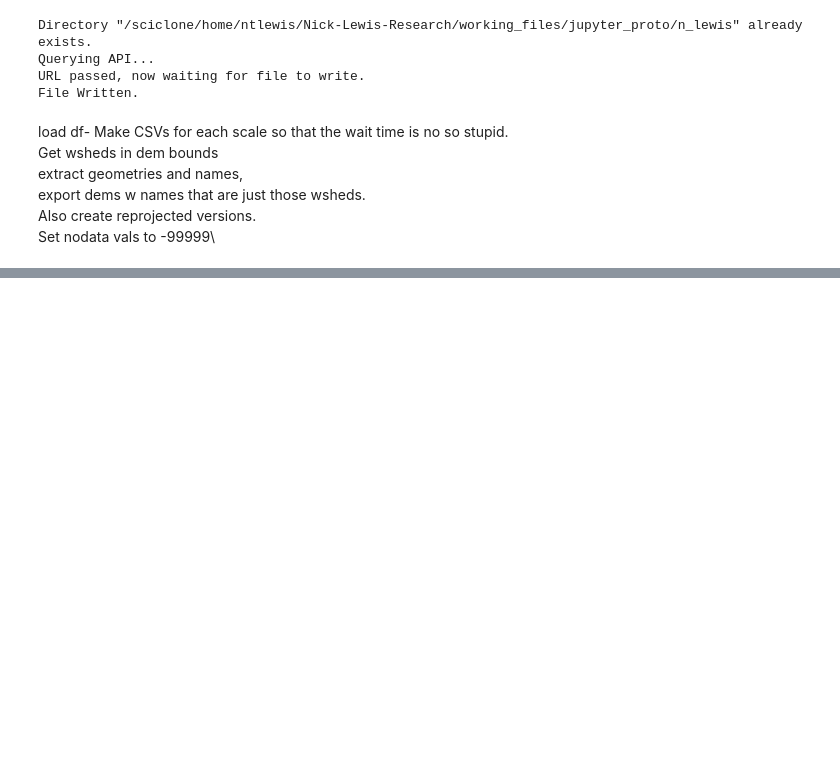
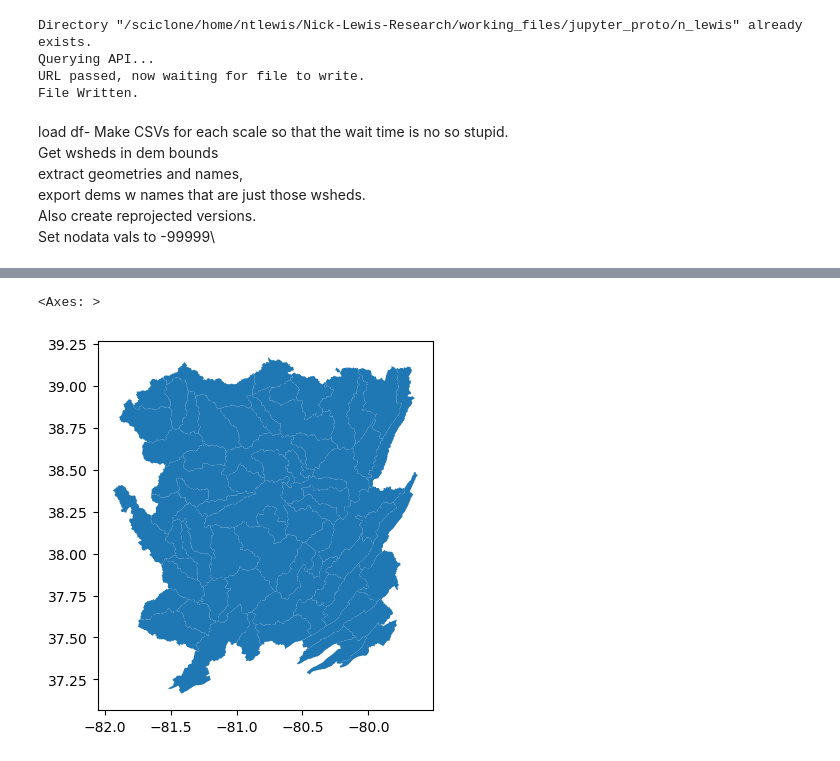
Before and after one commit to ntlewis1251/Nick-Lewis-Research, a Jupyter notebook: working_files/jupyter_proto/for_production.ipynb, the cells around one changed output, grey strips where cells are left out. Saved outputs shown, nothing was run; the diff lists cells and outputs as text; code cells hidden in the pictures; blank space fills up the shorter version.

```diff
--- a/working_files/jupyter_proto/for_production.ipynb
+++ b/working_files/jupyter_proto/for_production.ipynb
@@ -71,15 +72,13 @@ import requests
 # %%
 # Every time you change something within the code cell, run it once more to update the variable.
 
-BOUNDS = [38.0, -78.5, 37.5, -80.0] # In decimal coordinate form.  Format: [N, E, S, W].  Select the smallest area possible in your analyses for maximum resoultion!
+BOUNDS = [39.0, -80.0, 37.5, -81.5] # In decimal coordinate form.  Format: [N, E, S, W].  Select the smallest area possible in your analyses for maximum resoultion!
 # For now, keep them in Virginia or West VA.
 
 API_KEY = '9086887f175d33aa72eda767f5b1e9cd' # Get your API key from opentopography.org.  Students get higher resolution data!
 
 DEM_DATASET = 'USGS30m' # Options are USGS30m, USGS10m, & USGS1m.  Be warned!  As resolution goes up, available area goes down.
 
-WBD_SCALE = 8 # Size threshold of watersheds your DEM will be split into.  From largest to smallest, the options are 4, 6, 8, & 10.  See below for examples of scale.
-
 PROJ_TITLE = 'n_lewis' # Create a succinct name with no spaces or leading digits to represent your project file for future exports.
 # %% [markdown]
 #### If you can't remember what a function does, call the help() function and pass the name of the function you are wondering about inside the colons.
@@ -132,4 +131,6 @@ Also create reprojected versions.\
 Set nodata vals to -99999\
 # %%
 # Watershed divider
-wsheds = gpd.read_file('/sciclone/home/ntlewis/Nick-Lewis-Research/working_files/data/WBD_National_GDB/WBD_National_GDB.gdb', layers=['WBDHU4'])
+df = pd.read_csv('/sciclone/home/ntlewis/Nick-Lewis-Research/working_files/data/wbd_scale/WBDHU10.csv')
+gdf = gpd.GeoDataFrame(data=df, crs=rio.CRS.from_epsg(4269), geometry=[shapely.wkt.loads(x) for x in df['geometry']])
+gdf
@@ -152,3 +151,9 @@ wsheds[wsheds.states.isin(['VA', 'WV', 'NC', 'TN'])]
+# %%
+clipped = gdf.cx[BOUNDS[3]:BOUNDS[1], BOUNDS[2]:BOUNDS[0]]
+clipped.plot()
+# %% [output]
+<Axes: >
+[figure, added]
 # %%
 # Relief & LSHT toolbox
 # %%
```
Also changed, not shown: parts of 3 cells of this notebook.
